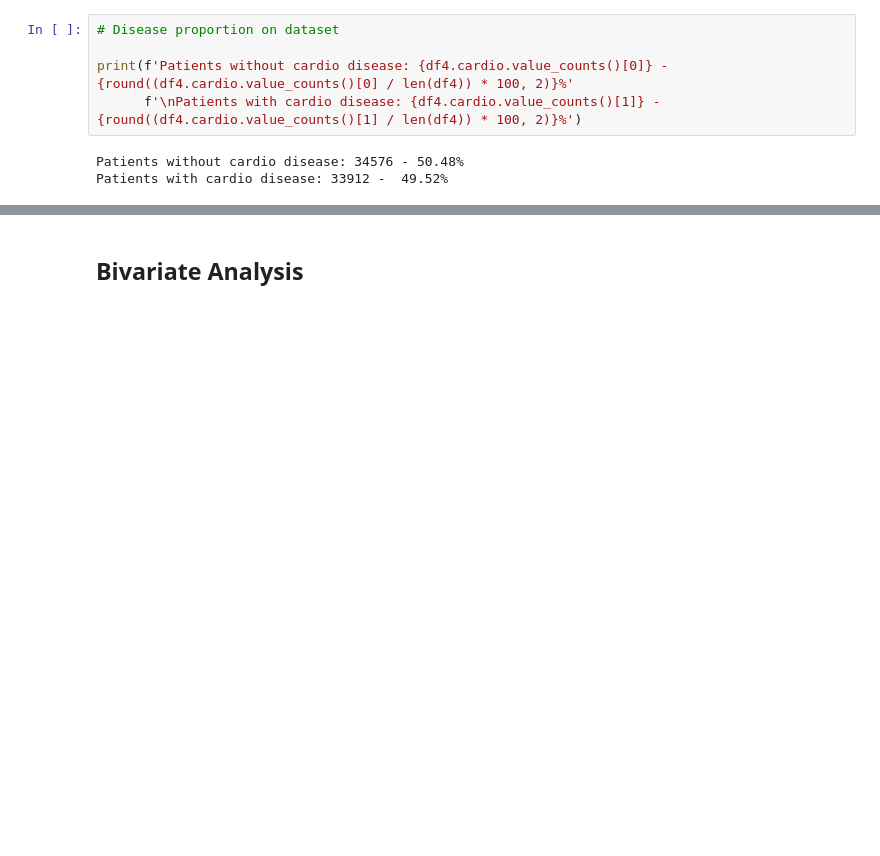
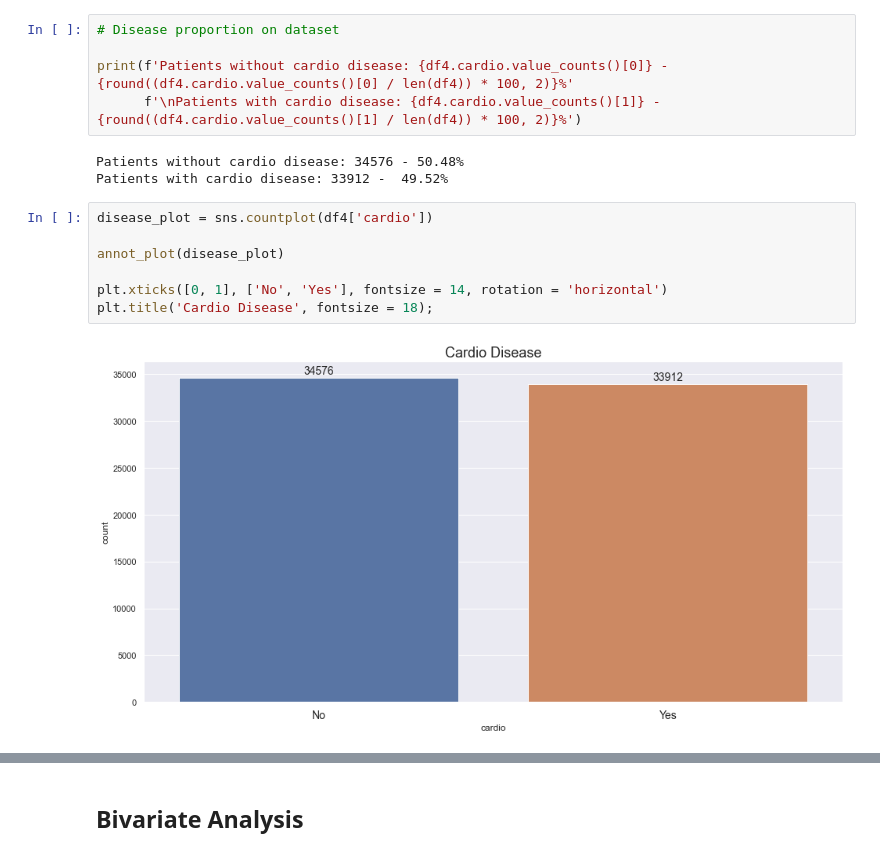
Before and after one commit to felipedmnq/Cardiac-disease-prediction, a Jupyter notebook: Notebooks/Cardiovascular_disease_prediction.ipynb, the cells around one changed output, grey strips where cells are left out. Saved outputs shown, nothing was run; the diff lists cells and outputs as text; blank space fills up the shorter version.

```diff
--- a/Notebooks/Cardiovascular_disease_prediction.ipynb
+++ b/Notebooks/Cardiovascular_disease_prediction.ipynb
@@ -266,3 +301,12 @@ print(f'Patients without cardio disease: {df4.cardio.value_counts()[0]} - {round
 # %% [output]
 Patients without cardio disease: 34576 - 50.48%
 Patients with cardio disease: 33912 -  49.52%
+# %%
+disease_plot = sns.countplot(df4['cardio'])
+
+annot_plot(disease_plot)
+
+plt.xticks([0, 1], ['No', 'Yes'], fontsize = 14, rotation = 'horizontal')
+plt.title('Cardio Disease', fontsize = 18);
+# %% [output]
+[figure, added]
```
Also changed, not shown: parts of 32 cells of this notebook.
